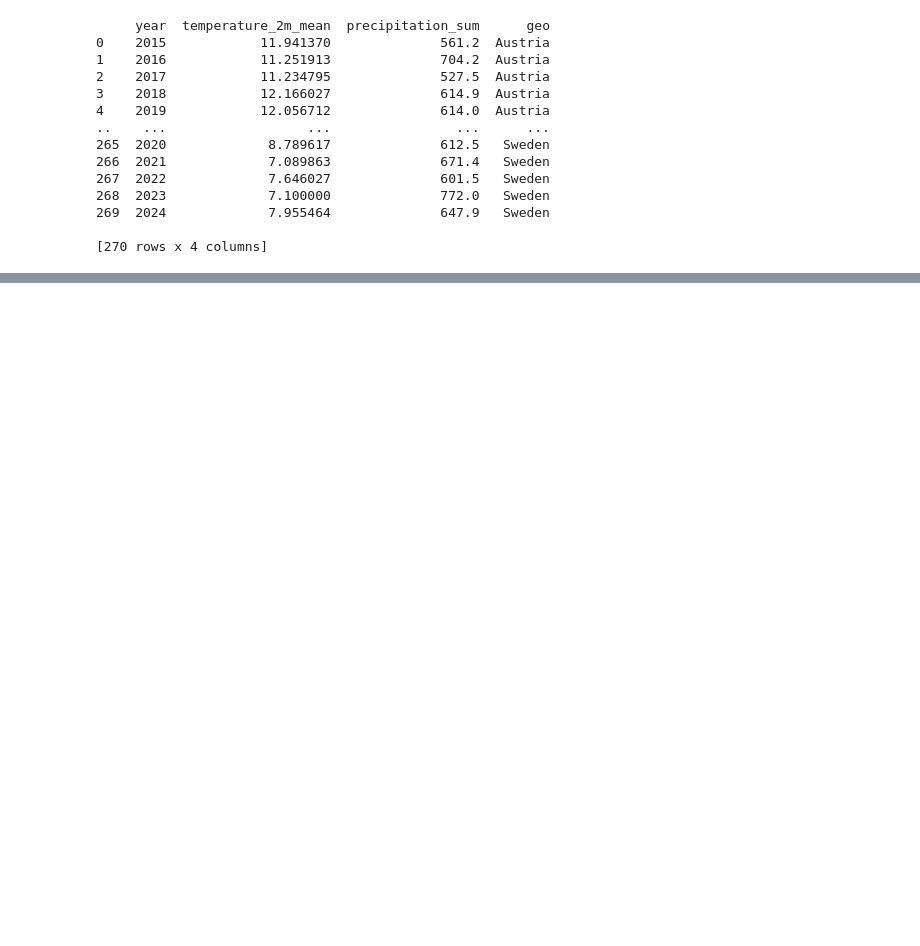
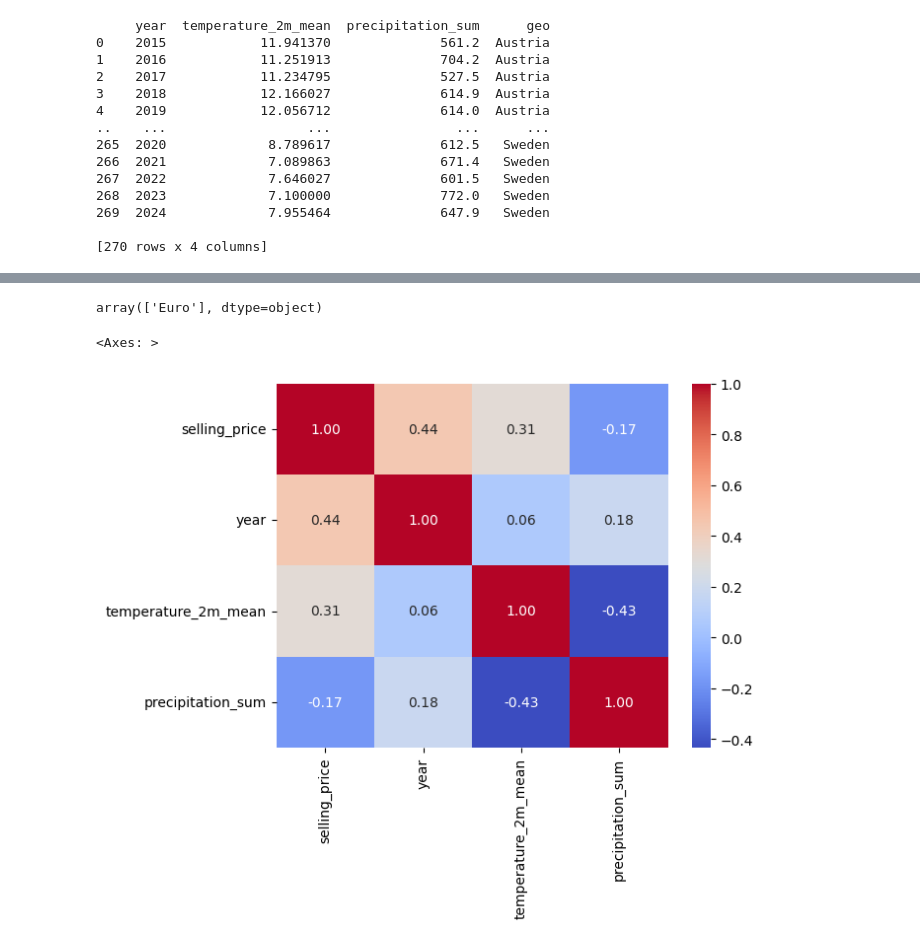
Before and after one commit to minjusun/AgricultureDataModeling, a Jupyter notebook: prices.ipynb, the cells around one changed output, grey strips where cells are left out. Cells and saved outputs as stored; diff of their text form; code cells hidden in the pictures; blank space fills up the shorter version.

```diff
--- a/prices.ipynb
+++ b/prices.ipynb
@@ -378,3 +425,7 @@ selling price          0
 temperature_2m_mean    0
 precipitation_sum      0
 dtype: int64
+# %%
+merged_df["currency"].unique()
+# %% [output]
+array(['Euro'], dtype=object)
@@ -380,0 +437,9 @@ dtype: int64
+# %%
+import seaborn as sns
+
+sns.heatmap(merged_df[['selling_price','year',
+  'temperature_2m_mean','precipitation_sum']].corr(),
+  annot=True, fmt='.2f', cmap='coolwarm')
+# %% [output]
+<Axes: >
+[figure, added]
```
Also changed, not shown: parts of 29 cells of this notebook, 4 other files.
